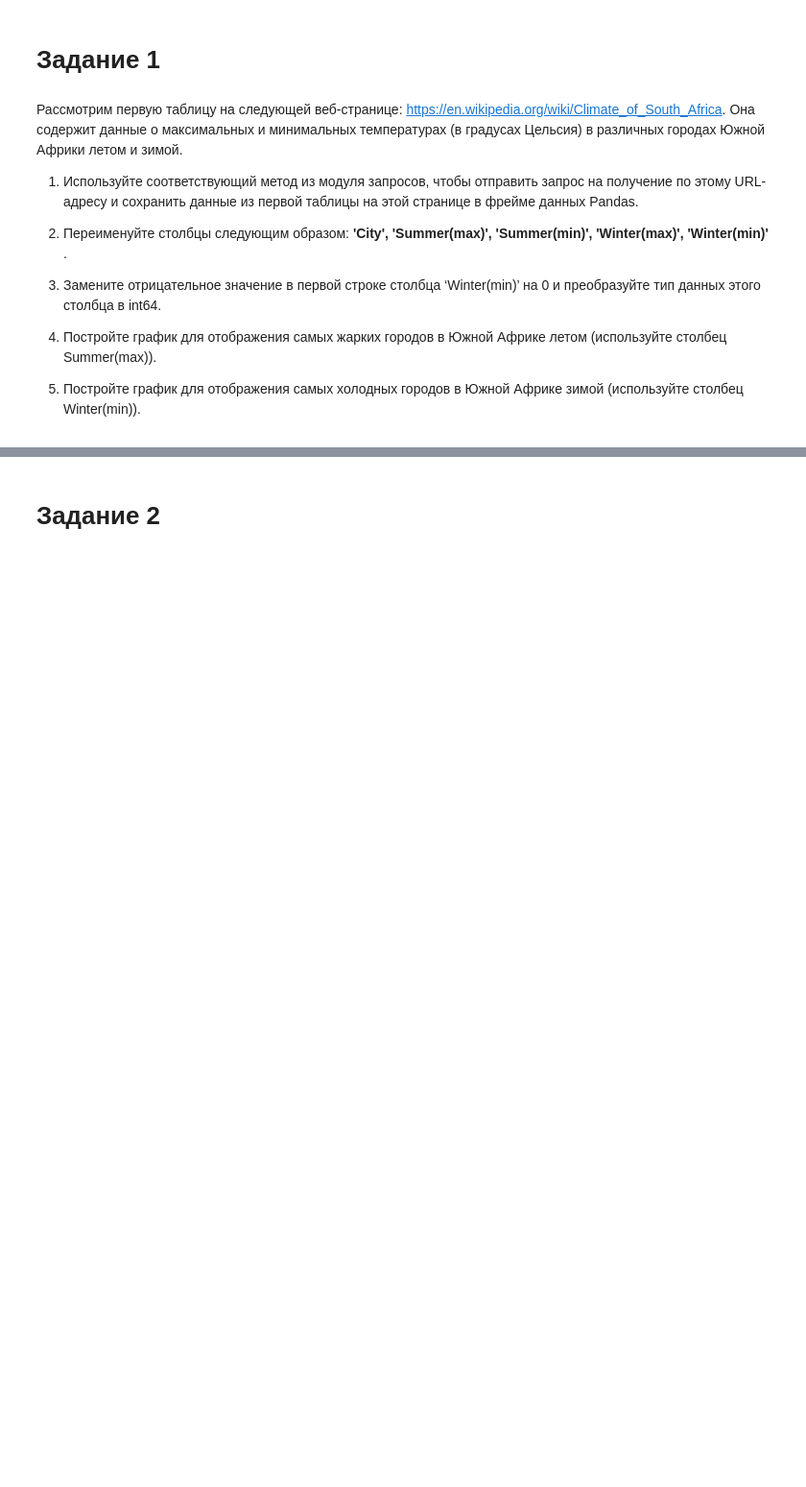
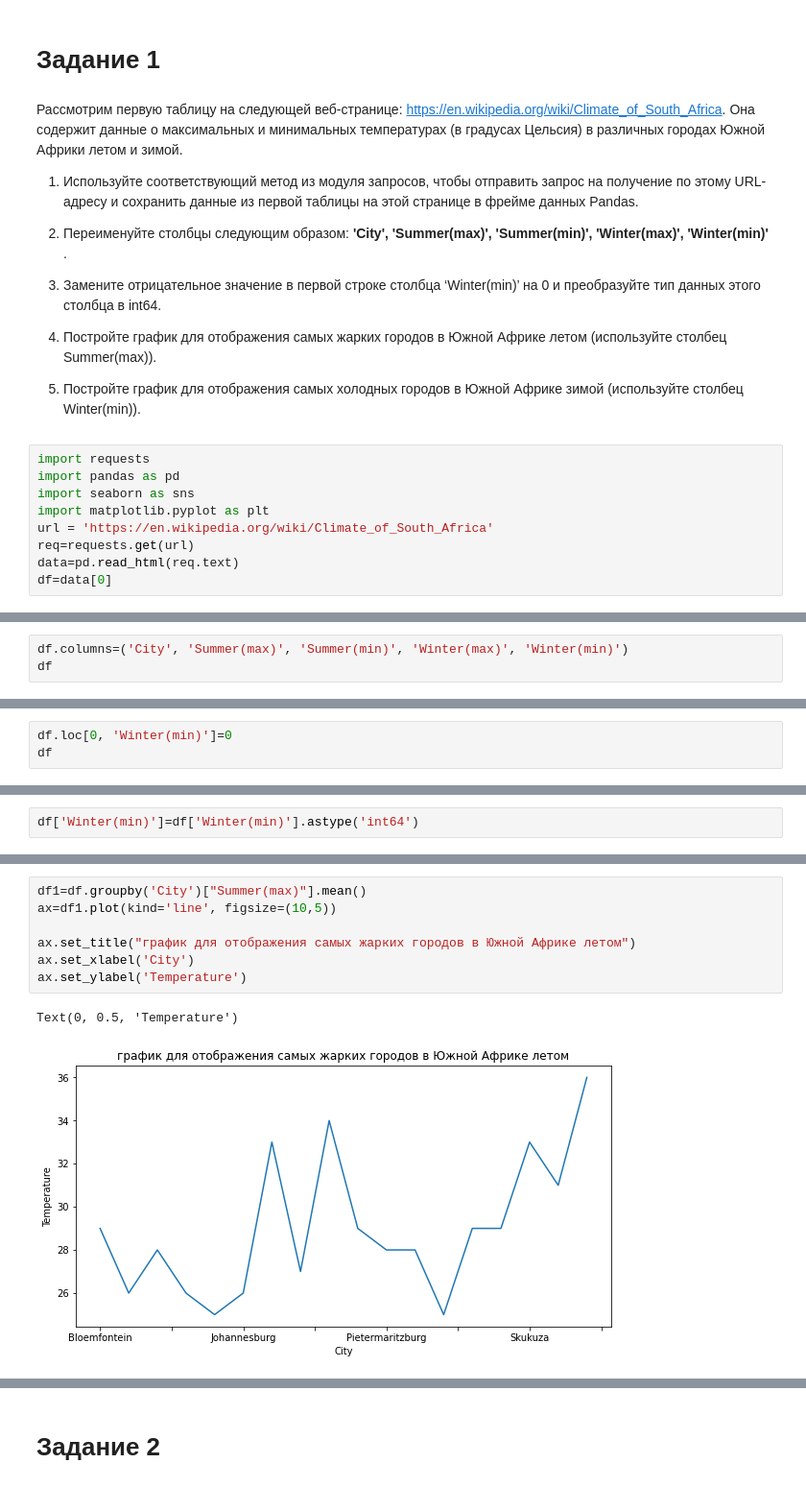
Before and after one commit to AnastasiaaAlekseichuk/practice, a Jupyter notebook: Практика_4_3_Алексейчук_Case_2,_3.ipynb, the cells around one changed output, grey strips where cells are left out. Shown at 96% size. Cells and saved outputs as stored; diff of their text form; blank space fills up the shorter version.

```diff
--- a/Практика_4_3_Алексейчук_Case_2,_3.ipynb
+++ b/Практика_4_3_Алексейчук_Case_2,_3.ipynb
@@ -782,3 +830,12 @@ TypeError: ignored
 4.   Постройте график для отображения самых жарких городов в Южной Африке летом (используйте столбец Summer(max)).
 
 5.   Постройте график для отображения самых холодных городов в Южной Африке зимой (используйте столбец Winter(min)).
+# %%
+import requests
+import pandas as pd
+import seaborn as sns
+import matplotlib.pyplot as plt
+url = 'https://en.wikipedia.org/wiki/Climate_of_South_Africa'
+req=requests.get(url)
+data=pd.read_html(req.text)
+df=data[0]
@@ -784,0 +867,3 @@ TypeError: ignored
+# %%
+df.columns=('City', 'Summer(max)', 'Summer(min)', 'Winter(max)', 'Winter(min)')
+df
@@ -784,0 +888,3 @@ TypeError: ignored
+# %%
+df.loc[0, 'Winter(min)']=0
+df
@@ -784,0 +909,2 @@ TypeError: ignored
+# %%
+df['Winter(min)']=df['Winter(min)'].astype('int64')
@@ -784,0 +926,10 @@ TypeError: ignored
+# %%
+df1=df.groupby('City')["Summer(max)"].mean()
+ax=df1.plot(kind='line', figsize=(10,5))
+
+ax.set_title("график для отображения самых жарких городов в Южной Африке летом")
+ax.set_xlabel('City')
+ax.set_ylabel('Temperature')
+# %% [output]
+Text(0, 0.5, 'Temperature')
+[figure, added]
```
Also changed, not shown: parts of 17 cells of this notebook.
